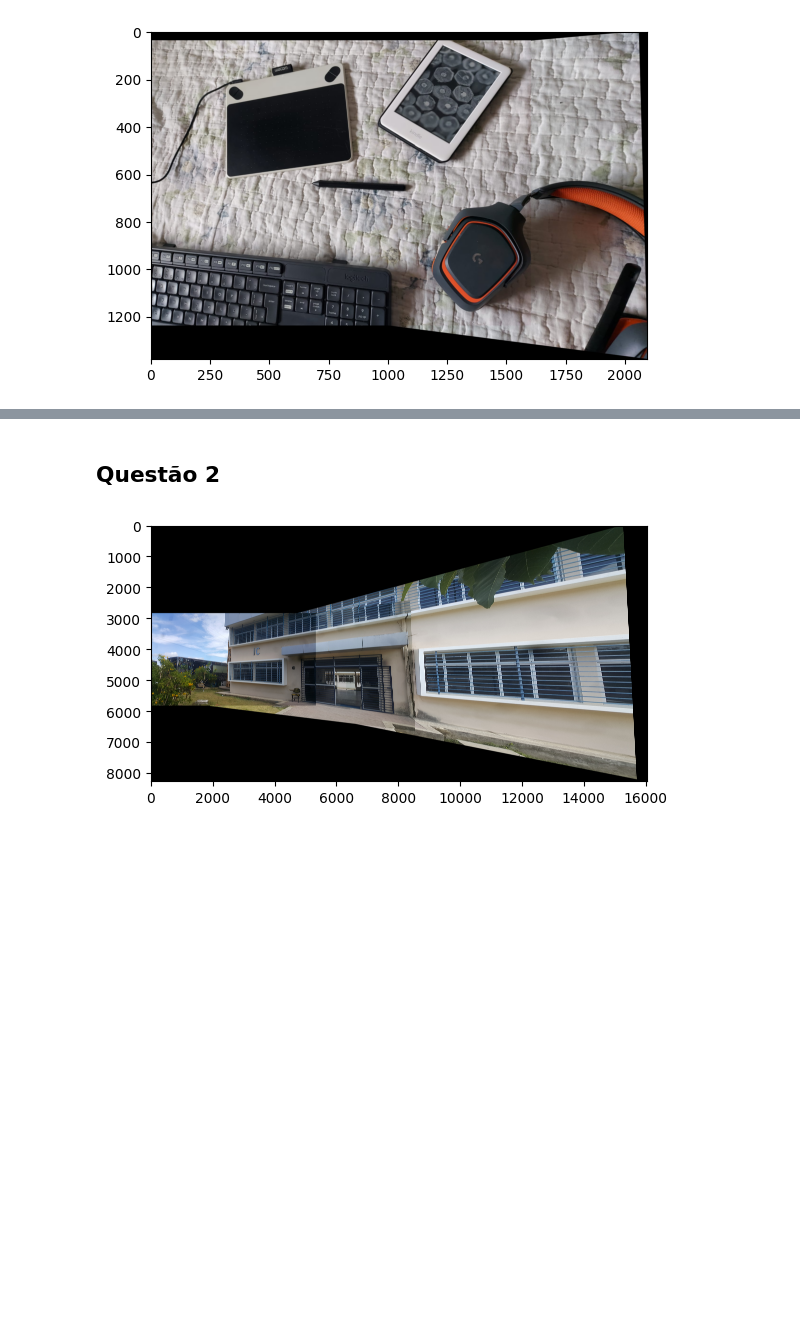
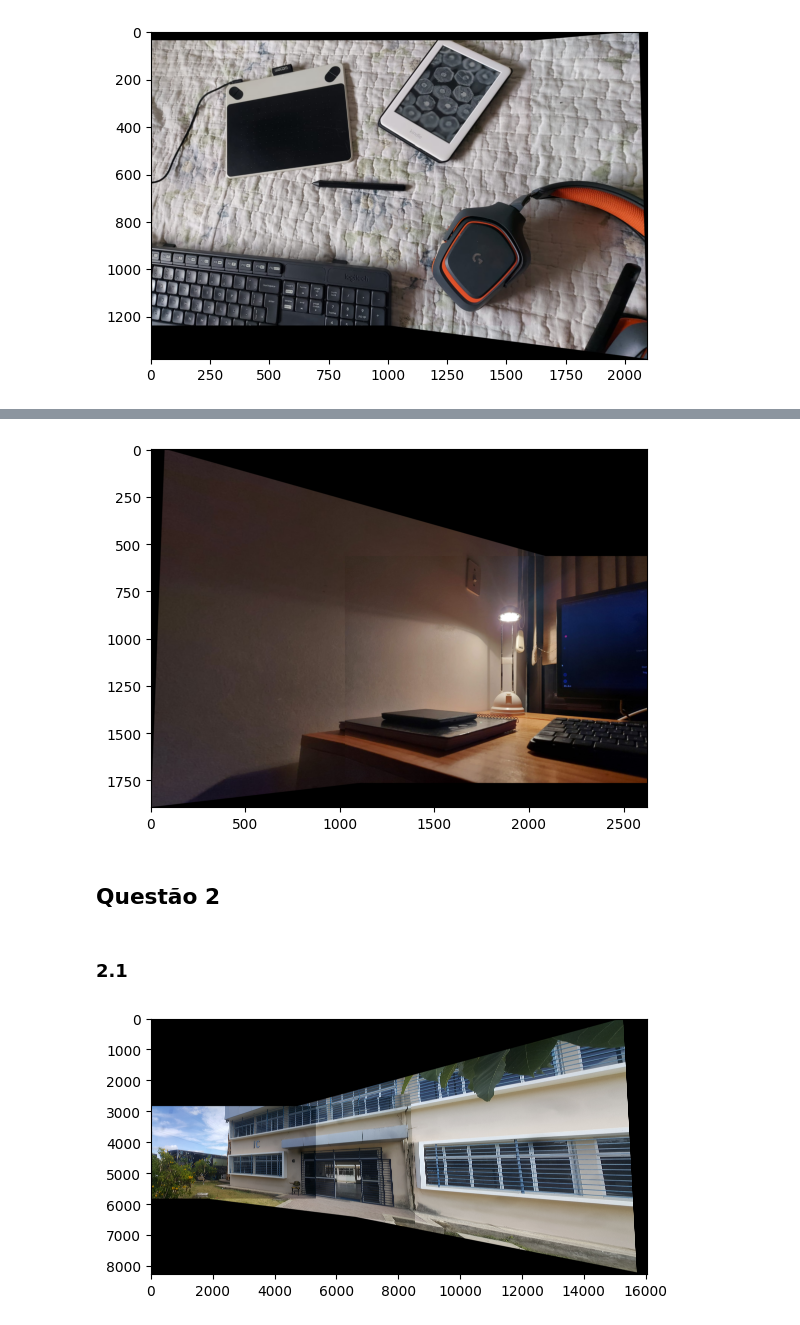
Before and after one commit to ghastcmd/computer-vision, a Jupyter notebook: list-3/lista3.ipynb, the cells around one changed output, grey strips where cells are left out. Cells and saved outputs as stored; diff of their text form; code cells hidden in the pictures; blank space fills up the shorter version.

```diff
--- a/list-3/lista3.ipynb
+++ b/list-3/lista3.ipynb
@@ -109,3 +137,9 @@ show_stitch(stitch_two_images(image7, image8))
+# %%
+show_stitch(stitch_two_images(lan1, lan2))
+# %% [output]
+[figure, added]
 # %% [markdown]
 ## Questão 2
+# %% [markdown]
+### 2.1
 # %%
```
Also changed, not shown: parts of 27 cells of this notebook, 17 other files.
